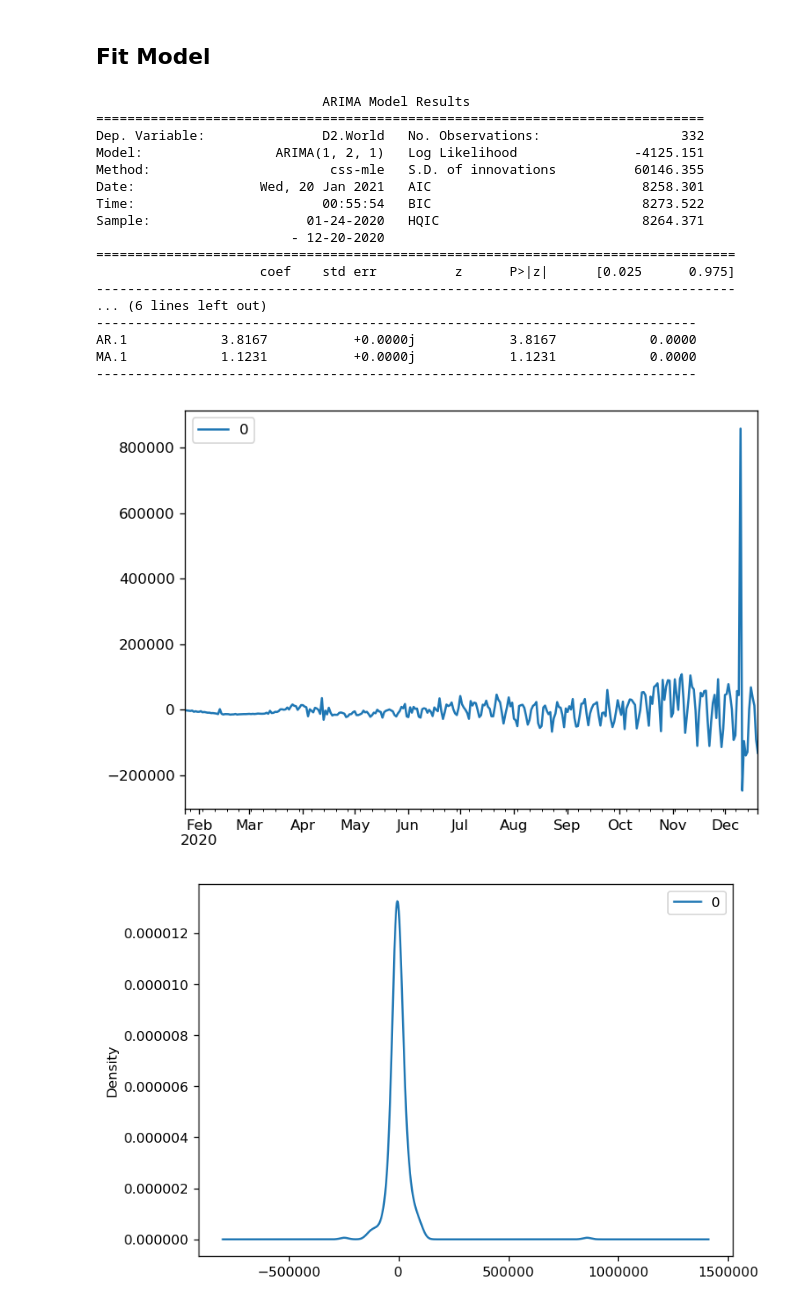
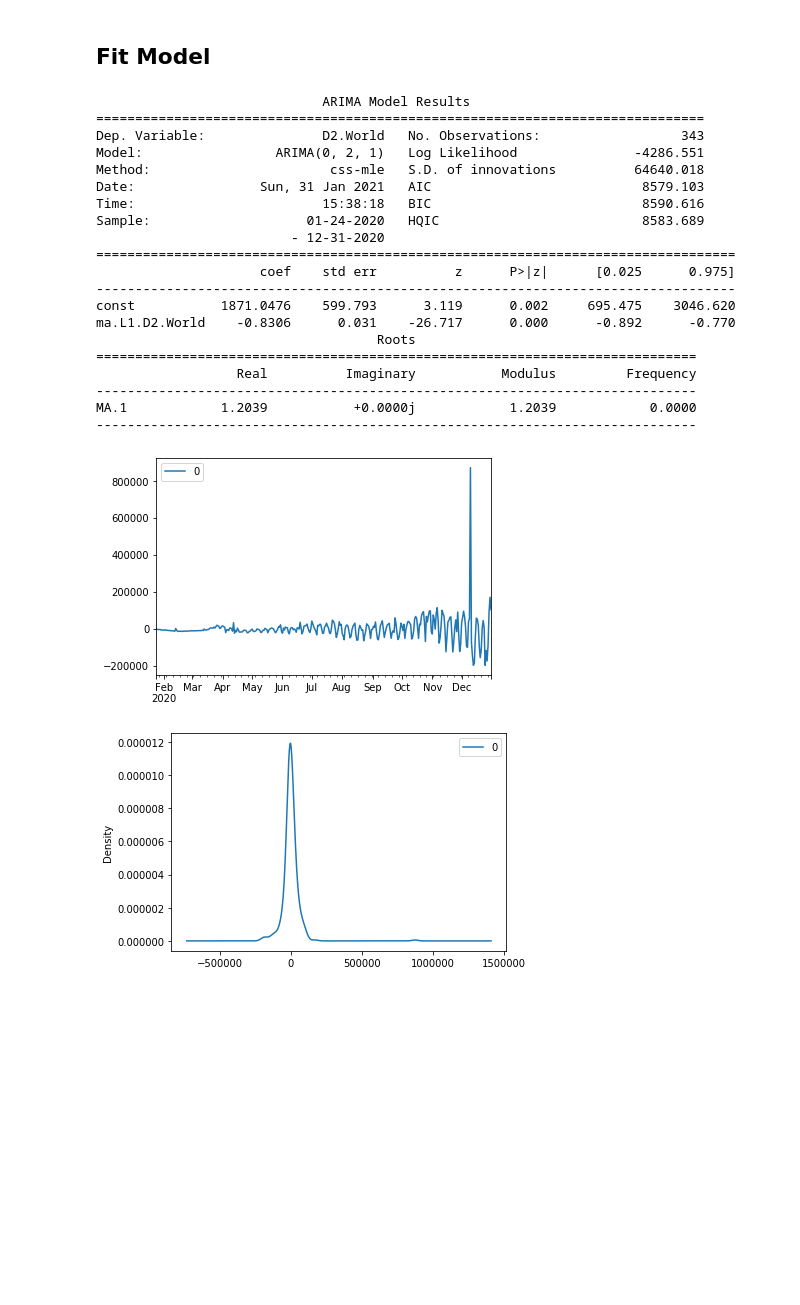
Before and after one commit to scleeza/COVID19Visualization, a Jupyter notebook: arima.ipynb, the cells around one changed output. Saved outputs shown, nothing was run; the diff lists cells and outputs as text; code cells hidden in the pictures; blank space fills up the shorter version.

```diff
--- a/arima.ipynb
+++ b/arima.ipynb
@@ -293,42 +290,46 @@ As we saw that data after log scaled and with diff twice had the most stable tre
 # %%
 # fit model
 #series = np.log(data)
-series = data
-model = ARIMA(series, order=(1,2,1))
+#series = data
+series = df_train['World']
+model = ARIMA(series, order=(0,2,1))
 model_fit = model.fit(disp=0)
 
 # summary of fit model
 print(model_fit.summary())
 # line plot of residuals
 residuals = pd.DataFrame(model_fit.resid)
 residuals.plot()
 res = np.array(residuals.values)
 # density plot of residuals
 residuals.plot(kind='kde')
 plt.show()
 probplot(residuals.values.squeeze(),plot=plt)
 plt.show()
 # summary stats of residuals
 print(residuals.describe())
 print('\n')
 print("MSE:{}".format((res*res).mean()))
 # %% [output]
                              ARIMA Model Results
 ==============================================================================
-Dep. Variable:               D2.World   No. Observations:                  332
-Model:                 ARIMA(1, 2, 1)   Log Likelihood               -4125.151
-Method:                       css-mle   S.D. of innovations          60146.355
-Date:                Wed, 20 Jan 2021   AIC                           8258.301
-Time:                        00:55:54   BIC                           8273.522
-Sample:                    01-24-2020   HQIC                          8264.371
-                         - 12-20-2020
+Dep. Variable:               D2.World   No. Observations:                  343
+Model:                 ARIMA(0, 2, 1)   Log Likelihood               -4286.551
+Method:                       css-mle   S.D. of innovations          64640.018
+Date:                Sun, 31 Jan 2021   AIC                           8579.103
+Time:                        15:38:18   BIC                           8590.616
+Sample:                    01-24-2020   HQIC                          8583.689
+                         - 12-31-2020
 ==================================================================================
                      coef    std err          z      P>|z|      [0.025      0.975]
 ----------------------------------------------------------------------------------
-... (6 lines left out)
+const           1871.0476    599.793      3.119      0.002     695.475    3046.620
+ma.L1.D2.World    -0.8306      0.031    -26.717      0.000      -0.892      -0.770
+                                    Roots
+=============================================================================
+                  Real          Imaginary           Modulus         Frequency
 -----------------------------------------------------------------------------
-AR.1            3.8167           +0.0000j            3.8167            0.0000
-MA.1            1.1231           +0.0000j            1.1231            0.0000
+MA.1            1.2039           +0.0000j            1.2039            0.0000
 -----------------------------------------------------------------------------
-[figure, old version]
+[figure, new version]
-[figure, old version]
+[figure, new version]
```
Also changed, not shown: parts of 40 cells of this notebook, 15 other files.
